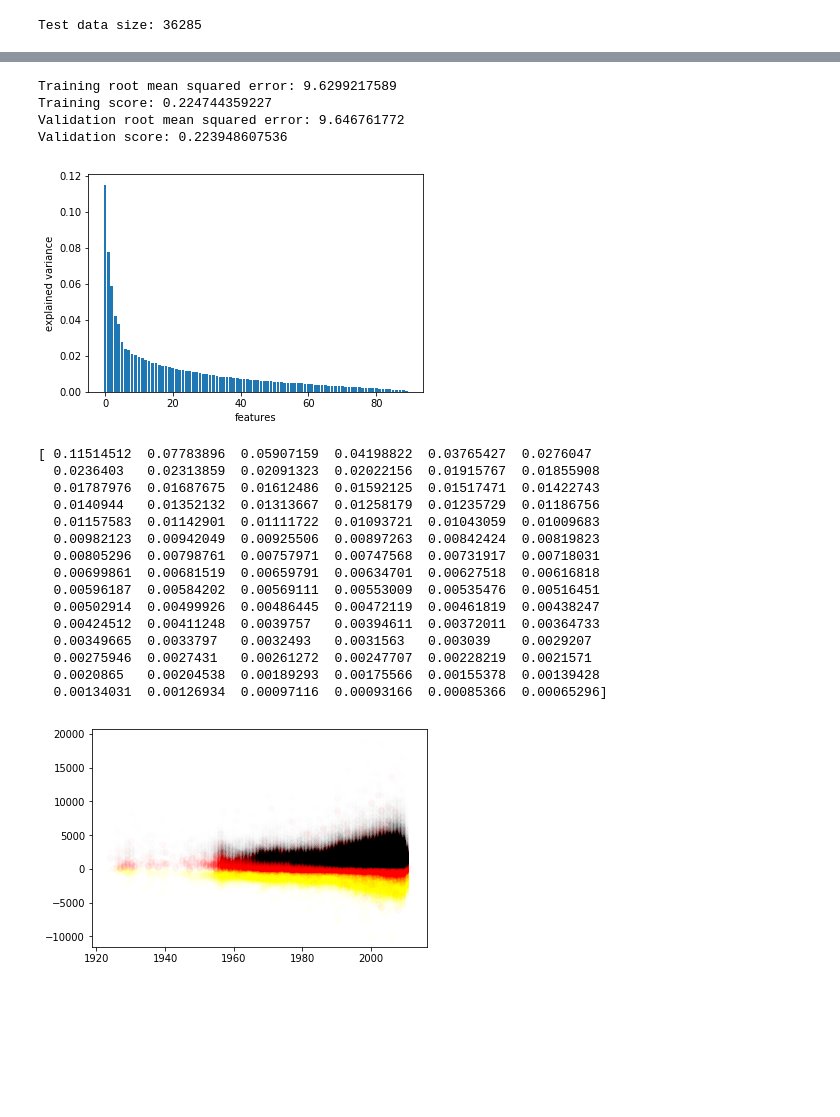
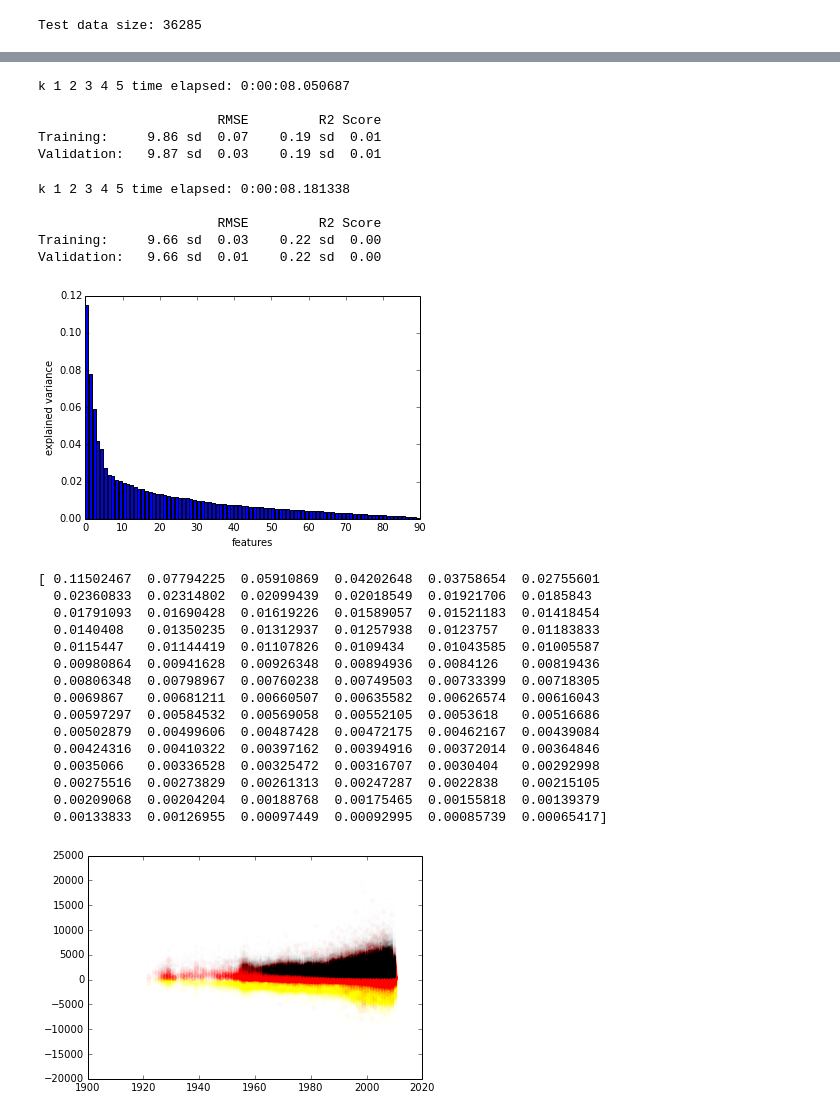
Before and after one commit to rossanez/MO444-2s2017, a Jupyter notebook: Trab01/MO444_2017_Trab01_Grupo05.ipynb, the cells around one changed output, grey strips where cells are left out. Drawn from its saved outputs; the diff is of its cells as text; code cells hidden in the pictures; blank space fills up the shorter version.

Commit message:
Adding K-Folding to all evaluated models.

```diff
--- a/Trab01/MO444_2017_Trab01_Grupo05.ipynb
+++ b/Trab01/MO444_2017_Trab01_Grupo05.ipynb
@@ -199,53 +159,55 @@ for i in range(0, n_chunks):
-# %%
-# Check the model errors
-predicted_train_data_Y = lr_mbgd_model.predict(lr_mbgd_scaler.transform(train_data_X))
-mean_sq_error_training = mean_squared_error(train_data_Y, predicted_train_data_Y)
-print('Training root mean squared error: {}'.format(sqrt(mean_sq_error_training)))
-print('Training score: {}'.format(r2_score(train_data_Y, predicted_train_data_Y)))
-
-predicted_validation_data_Y = lr_mbgd_model.predict(lr_mbgd_scaler.transform(validation_data_X))
-mean_sq_error_validation = mean_squared_error(validation_data_Y, predicted_validation_data_Y)
-print('Validation root mean squared error: {}'.format(sqrt(mean_sq_error_validation)))
-print('Validation score: {}'.format(r2_score(validation_data_Y, predicted_validation_data_Y)))
-# %% [output]
-Training root mean squared error: 9.6299217589
-Training score: 0.224744359227
-Validation root mean squared error: 9.646761772
-Validation score: 0.223948607536
+# %%
+# LR-based alternative #2: LR with Mini-batch Gradient Descent
+lr_mbgd_model = run_kfold(lambda X, Y: SGDRegressor(loss='squared_loss', penalty=None).partial_fit(X, Y), data_Y, data_X, scale=True, partial_fit=True)
+# %% [output]
+k 1 2 3 4 5 time elapsed: 0:00:08.050687
+
+                       RMSE         R2 Score
+Training:     9.86 sd  0.07    0.19 sd  0.01
+Validation:   9.87 sd  0.03    0.19 sd  0.01
+# %%
+# LR-based alternative #3: LE with Batch Gradient Descent
+lr_bgd_model = run_kfold(lambda X, Y: SGDRegressor(loss='squared_loss', penalty=None).partial_fit(X, Y), data_Y, data_X, scale=True, partial_fit=False)
+# %% [output]
+k 1 2 3 4 5 time elapsed: 0:00:08.181338
+
+                       RMSE         R2 Score
+Training:     9.66 sd  0.03    0.22 sd  0.00
+Validation:   9.66 sd  0.01    0.22 sd  0.00
 # %%
 # LR-based alternative #3: Feature reduction
 
 # Principal component analysis (PCA)
 pca_scaler = preprocessing.StandardScaler()
-pca = PCA(n_components=90).fit(pca_scaler.fit_transform(train_data_X))
+pca = PCA(n_components=90).fit(pca_scaler.fit_transform(data_X))
 plt.bar(range(0, 90), pca.explained_variance_ratio_)
 plt.xlabel('features')
 plt.ylabel('explained variance')
 plt.show()
 print(pca.explained_variance_ratio_)
 # %% [output]
-[figure, old version]
+[figure, new version]
-[ 0.11514512  0.07783896  0.05907159  0.04198822  0.03765427  0.0276047
-  0.0236403   0.02313859  0.02091323  0.02022156  0.01915767  0.01855908
-  0.01787976  0.01687675  0.01612486  0.01592125  0.01517471  0.01422743
-  0.0140944   0.01352132  0.01313667  0.01258179  0.01235729  0.01186756
-  0.01157583  0.01142901  0.01111722  0.01093721  0.01043059  0.01009683
-  0.00982123  0.00942049  0.00925506  0.00897263  0.00842424  0.00819823
-  0.00805296  0.00798761  0.00757971  0.00747568  0.00731917  0.00718031
-  0.00699861  0.00681519  0.00659791  0.00634701  0.00627518  0.00616818
-  0.00596187  0.00584202  0.00569111  0.00553009  0.00535476  0.00516451
-  0.00502914  0.00499926  0.00486445  0.00472119  0.00461819  0.00438247
-  0.00424512  0.00411248  0.0039757   0.00394611  0.00372011  0.00364733
-  0.00349665  0.0033797   0.0032493   0.0031563   0.003039    0.0029207
-  0.00275946  0.0027431   0.00261272  0.00247707  0.00228219  0.0021571
-  0.0020865   0.00204538  0.00189293  0.00175566  0.00155378  0.00139428
-  0.00134031  0.00126934  0.00097116  0.00093166  0.00085366  0.00065296]
+[ 0.11502467  0.07794225  0.05910869  0.04202648  0.03758654  0.02755601
+  0.02360833  0.02314802  0.02099439  0.02018549  0.01921706  0.0185843
+  0.01791093  0.01690428  0.01619226  0.01589057  0.01521183  0.01418454
+  0.0140408   0.01350235  0.01312937  0.01257938  0.0123757   0.01183833
+  0.0115447   0.01144419  0.01107826  0.0109434   0.01043585  0.01005587
+  0.00980864  0.00941628  0.00926348  0.00894936  0.0084126   0.00819436
+  0.00806348  0.00798967  0.00760238  0.00749503  0.00733399  0.00718305
+  0.0069867   0.00681211  0.00660507  0.00635582  0.00626574  0.00616043
+  0.00597297  0.00584532  0.00569058  0.00552105  0.0053618   0.00516686
+  0.00502879  0.00499606  0.00487428  0.00472175  0.00462167  0.00439084
+  0.00424316  0.00410322  0.00397162  0.00394916  0.00372014  0.00364846
+  0.0035066   0.00336528  0.00325472  0.00316707  0.0030404   0.00292998
+  0.00275516  0.00273829  0.00261313  0.00247287  0.0022838   0.00215105
+  0.00209068  0.00204204  0.00188768  0.00175465  0.00155818  0.00139379
+  0.00133833  0.00126955  0.00097449  0.00092995  0.00085739  0.00065417]
 # %%
 # First three PCA components plotted
-transformed_data = pca.transform(validation_data_X)
-plt.scatter(validation_data_Y, transformed_data[:,2], color='yellow', alpha=0.02)
-plt.scatter(validation_data_Y, transformed_data[:,1], color='red', alpha=0.02)
-plt.scatter(validation_data_Y, transformed_data[:,0], color='black', alpha=0.005)
+transformed_data = pca.transform(data_X)
+plt.scatter(data_Y, transformed_data[:,2], color='yellow', alpha=0.02)
+plt.scatter(data_Y, transformed_data[:,1], color='red', alpha=0.02)
+plt.scatter(data_Y, transformed_data[:,0], color='black', alpha=0.005)
 plt.show()
 # %% [output]
-[figure, old version]
+[figure, new version]
```
Also changed, not shown: parts of 11 cells of this notebook.
